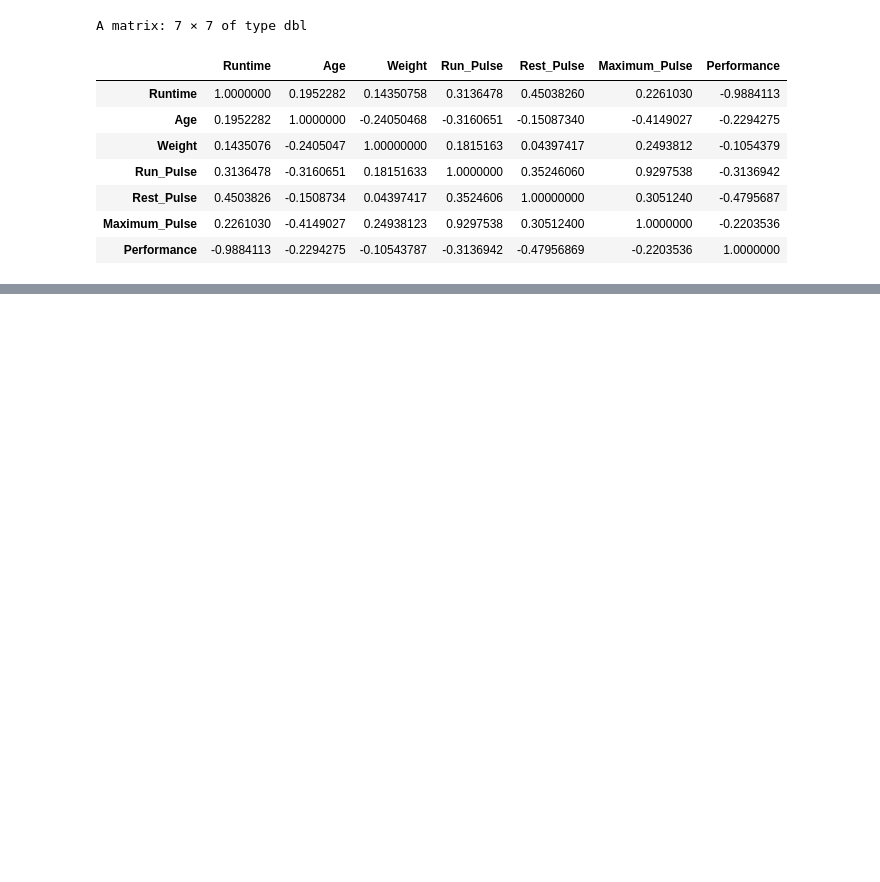
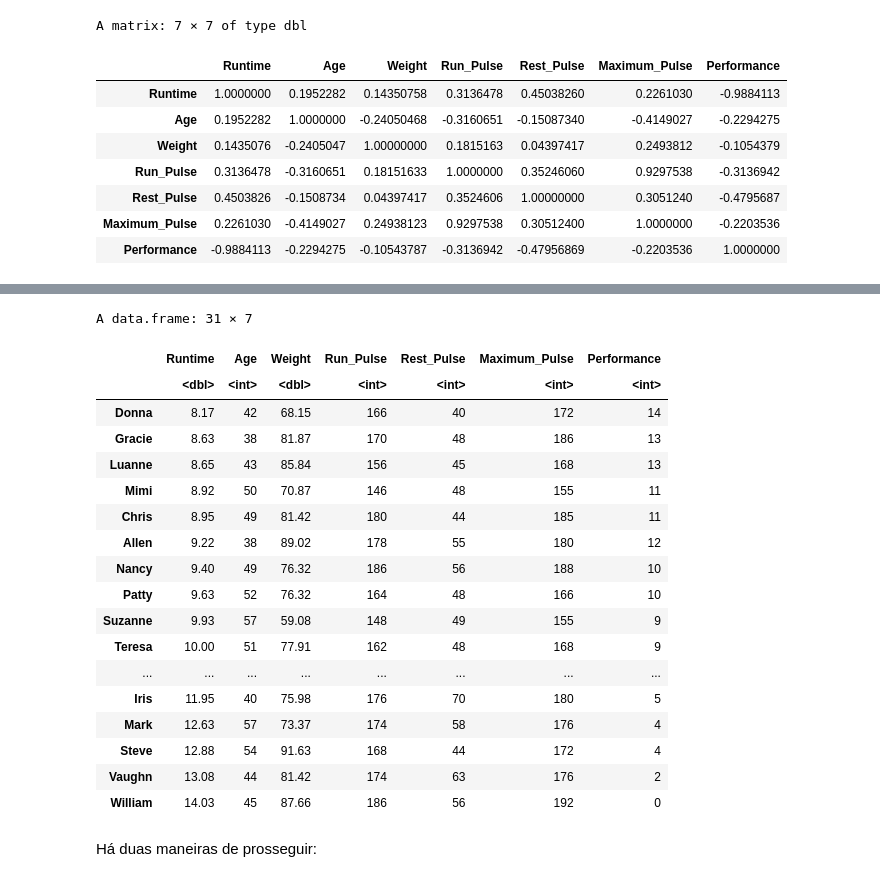
Before and after one commit to diogojorgebasso/DataAnalysis_R_MinesNancy, a Jupyter notebook: Class 2/fitness/fitness.ipynb, the cells around one changed output, grey strips where cells are left out. Drawn from its saved outputs; the diff is of its cells as text; code cells hidden in the pictures; blank space fills up the shorter version.

```diff
--- a/Class 2/fitness/fitness.ipynb
+++ b/Class 2/fitness/fitness.ipynb
@@ -67,0 +75,24 @@ library(klaR)
+# %%
+dados[, variaveis]
+# %% [output]
+A data.frame: 31 × 7
+|  | Runtime | Age | Weight | Run_Pulse | Rest_Pulse | Maximum_Pulse | Performance |
+|  | <dbl> | <int> | <dbl> | <int> | <int> | <int> | <int> |
+| Donna | 8.17 | 42 | 68.15 | 166 | 40 | 172 | 14 |
+| Gracie | 8.63 | 38 | 81.87 | 170 | 48 | 186 | 13 |
+| Luanne | 8.65 | 43 | 85.84 | 156 | 45 | 168 | 13 |
+| Mimi | 8.92 | 50 | 70.87 | 146 | 48 | 155 | 11 |
+| Chris | 8.95 | 49 | 81.42 | 180 | 44 | 185 | 11 |
+| Allen | 9.22 | 38 | 89.02 | 178 | 55 | 180 | 12 |
+| Nancy | 9.40 | 49 | 76.32 | 186 | 56 | 188 | 10 |
+| Patty | 9.63 | 52 | 76.32 | 164 | 48 | 166 | 10 |
+| Suzanne | 9.93 | 57 | 59.08 | 148 | 49 | 155 | 9 |
+| Teresa | 10.00 | 51 | 77.91 | 162 | 48 | 168 | 9 |
+| ... | ... | ... | ... | ... | ... | ... | ... |
+| Iris | 11.95 | 40 | 75.98 | 176 | 70 | 180 | 5 |
+| Mark | 12.63 | 57 | 73.37 | 174 | 58 | 176 | 4 |
+| Steve | 12.88 | 54 | 91.63 | 168 | 44 | 172 | 4 |
+| Vaughn | 13.08 | 44 | 81.42 | 174 | 63 | 176 | 2 |
+| William | 14.03 | 45 | 87.66 | 186 | 56 | 192 | 0 |
+# %% [markdown]
+Há duas maneiras de prosseguir:
```
Also changed, not shown: parts of 4 cells of this notebook, 5 other files.
